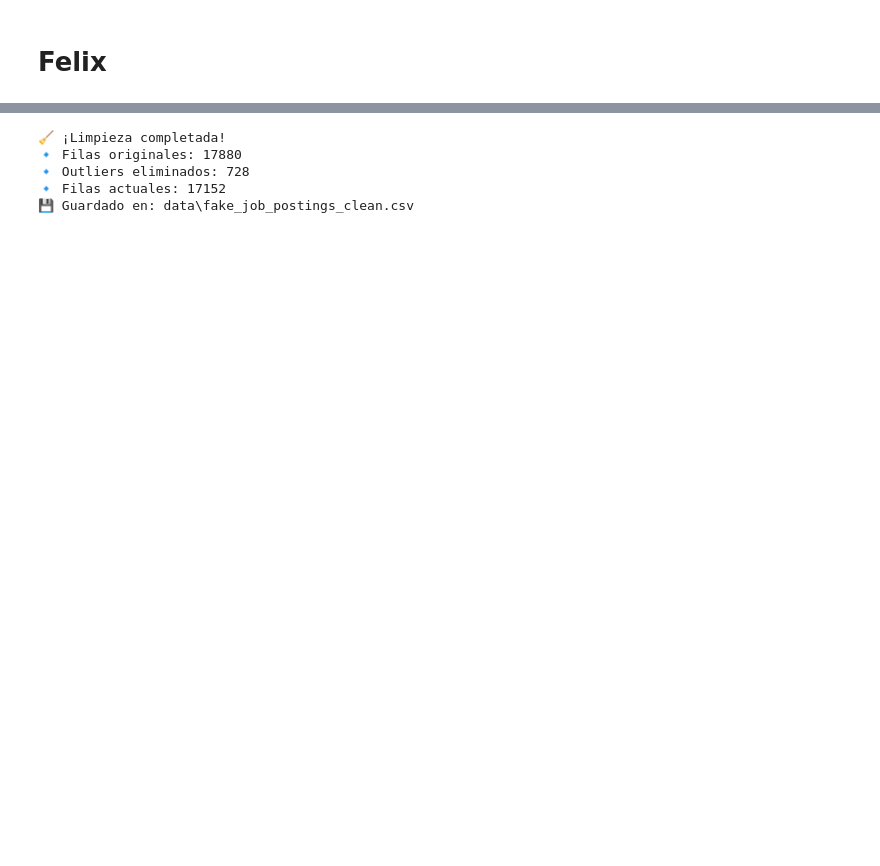
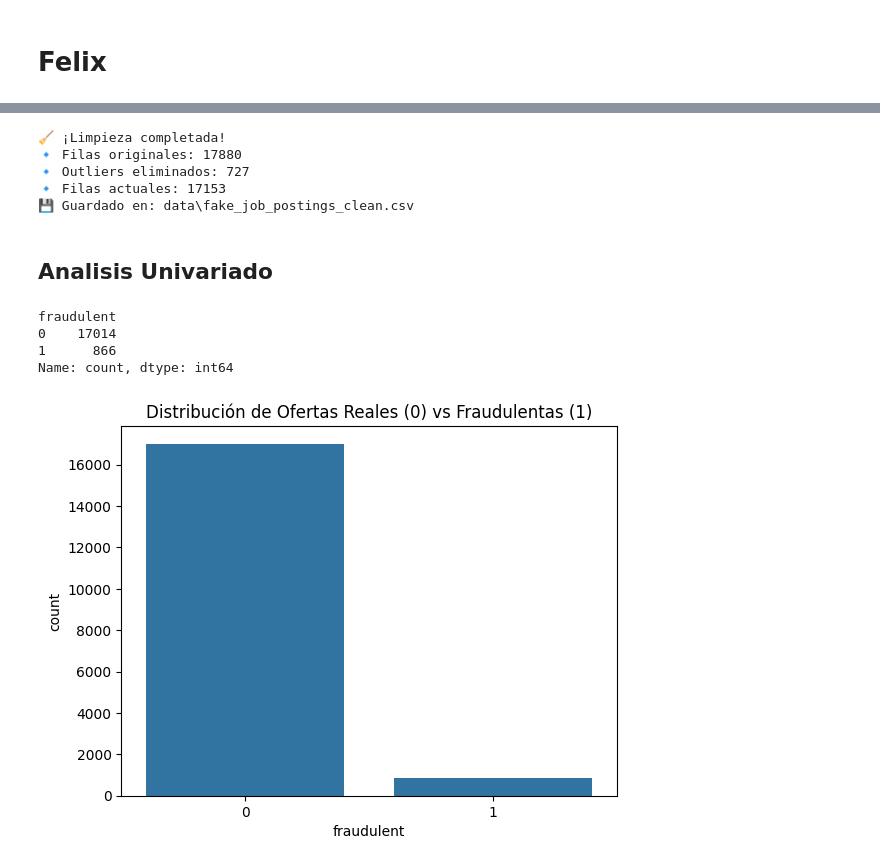
Before and after one commit to Bootcamp-DA-P2/proyecto8-problemaclasificacion-grupo5, a Jupyter notebook: 3.ipynb, the cells around one changed output, grey strips where cells are left out. Cells and saved outputs as stored; diff of their text form; code cells hidden in the pictures; blank space fills up the shorter version.

Commit message:
Outliers

```diff
--- a/3.ipynb
+++ b/3.ipynb
@@ -17,0 +69,24 @@ print(f"📊 Tamaño original del dataset: {df.shape}")
+# %%
+# Eliminar columnas que no aportan información al modelo
+columnas_a_eliminar = ['job_id'] # El ID es solo un contador
+df = df.drop(columns=columnas_a_eliminar)
+# %%
+# Rellenar nulos en columnas categóricas y de texto
+categoricas_y_texto = ['department', 'salary_range', 'company_profile', 'description', 'requirements', 'benefits', 'employment_type', 'required_experience', 'required_education', 'industry', 'function']
+
+for col in categoricas_y_texto:
+    df[col] = df[col].fillna('Unspecified')
+# %%
+def limpiar_texto(texto):
+    if pd.isna(texto) or texto == 'Unspecified':
+        return ''
+    texto = str(texto).lower() # Todo a minúsculas
+    texto = re.sub(r'[^a-z0-9\s]', '', texto) # Quitar caracteres especiales (deja solo letras, números y espacios)
+    texto = re.sub(r'\s+', ' ', texto).strip() # Limpiar espacios dobles o saltos de línea
+    return texto
+
+# Ejemplo: Aplicar la limpieza a la columna 'description'
+df['description_clean'] = df['description'].apply(limpiar_texto)
+# %%
+# Extraer el código del país (los dos primeros caracteres antes de la primera coma)
+df['country'] = df['location'].apply(lambda x: str(x).split(',')[0].strip() if pd.notna(x) else 'Unspecified')
@@ -93,6 +243,19 @@ print(f"💾 Guardado en: {output_path}")
 # %% [output]
 🧹 ¡Limpieza completada!
 🔹 Filas originales: 17880
-🔹 Outliers eliminados: 728
-🔹 Filas actuales: 17152
+🔹 Outliers eliminados: 727
+🔹 Filas actuales: 17153
 💾 Guardado en: data\fake_job_postings_clean.csv
+# %% [markdown]
+## Analisis Univariado
+# %%
+print(df['fraudulent'].value_counts())
+sns.countplot(x='fraudulent', data=df)
+plt.title('Distribución de Ofertas Reales (0) vs Fraudulentas (1)')
+plt.show()
+# %% [output]
+fraudulent
+0    17014
+1      866
+Name: count, dtype: int64
+[figure, added]
```
Also changed, not shown: parts of 20 cells of this notebook.
